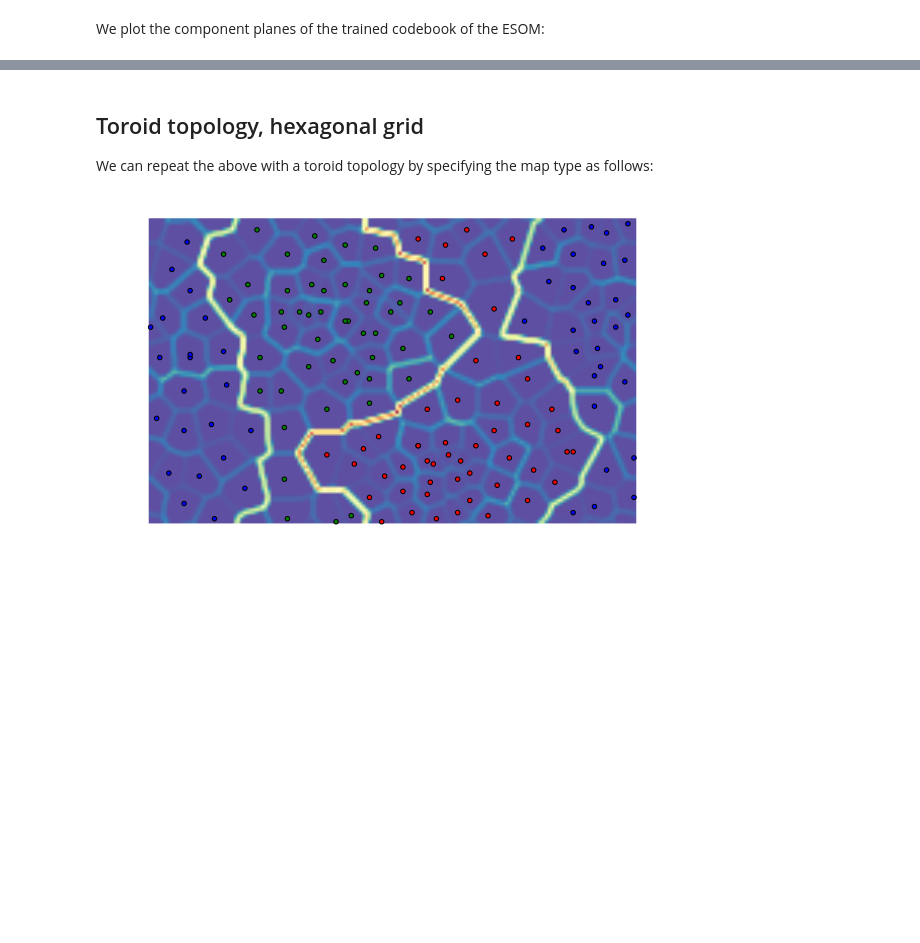
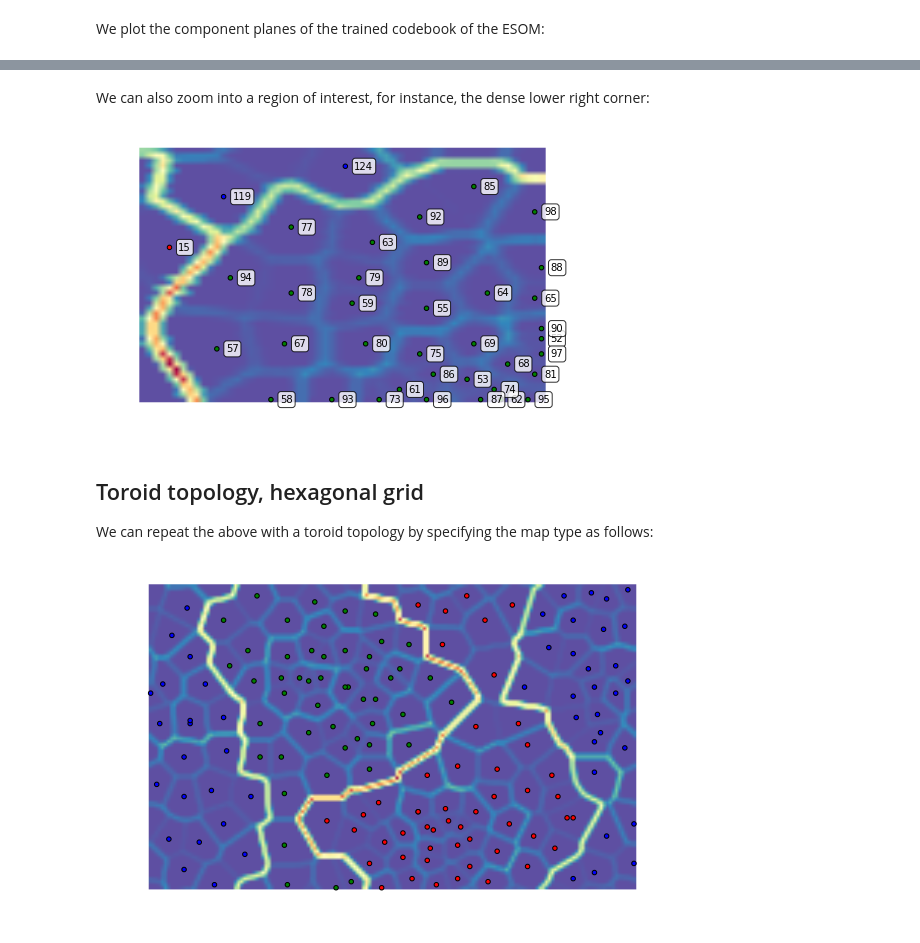
Before and after one commit to peterwittek/ipython-notebooks, a Jupyter notebook: Somoclu in Python.ipynb, the cells around one changed output, grey strips where cells are left out. Drawn from its saved outputs; the diff is of its cells as text; code cells hidden in the pictures; blank space fills up the shorter version.

```diff
--- a/Somoclu in Python.ipynb
+++ b/Somoclu in Python.ipynb
@@ -50,3 +50,10 @@ som.view_umatrix(bestmatches=True, bestmatchcolors=colors, labels=labels)
+# %% [markdown]
+We can also zoom into a region of interest, for instance, the dense lower right corner:
+# %%
+som.view_umatrix(bestmatches=True, bestmatchcolors=colors, labels=labels,
+                 zoom=((50, n_rows), (100, n_columns)))
+# %% [output]
+[figure, added]
 # %% [markdown]
 Toroid topology, hexagonal grid
 -----------------------------------------
```
Also changed, not shown: parts of 5 cells of this notebook.
